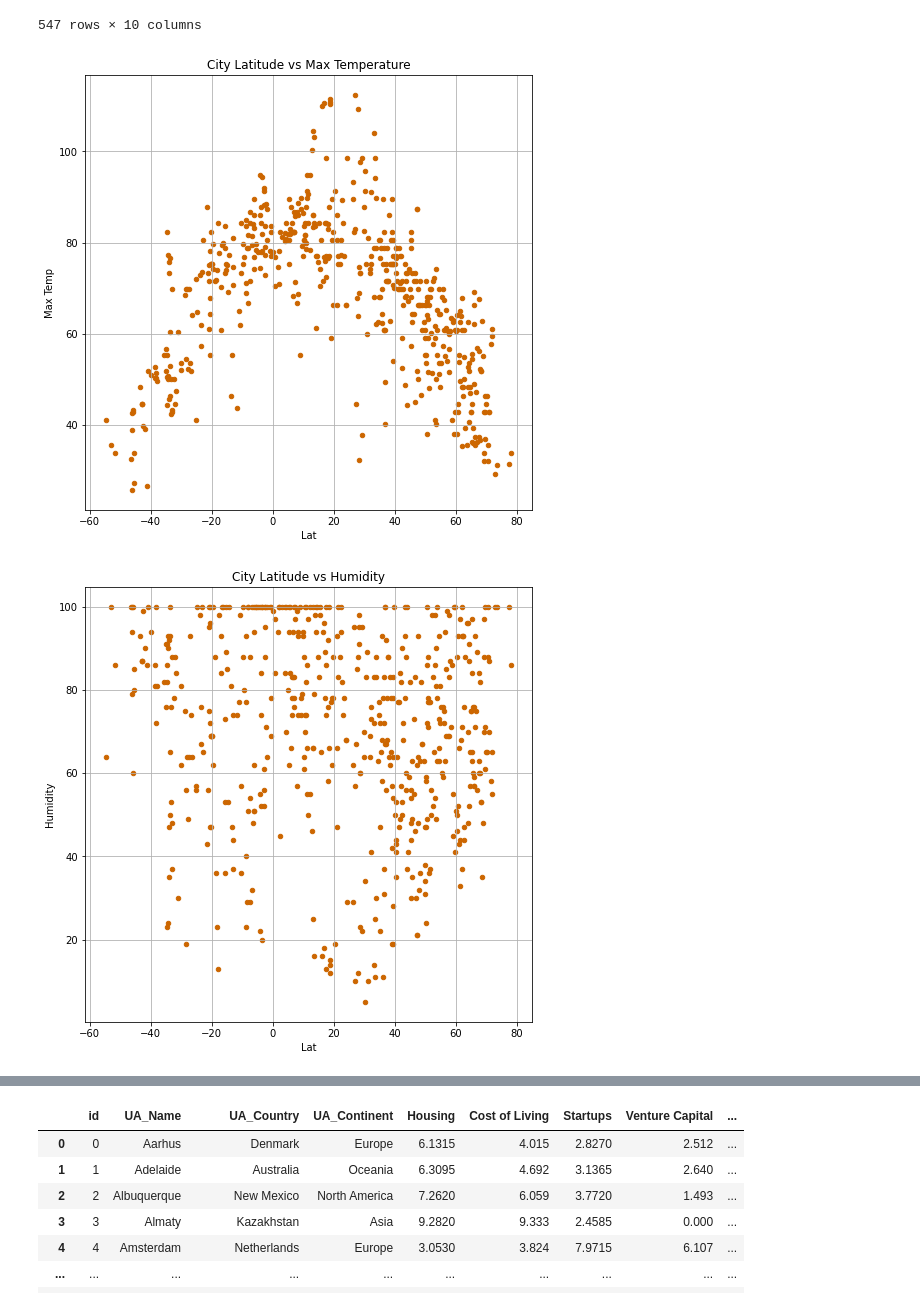
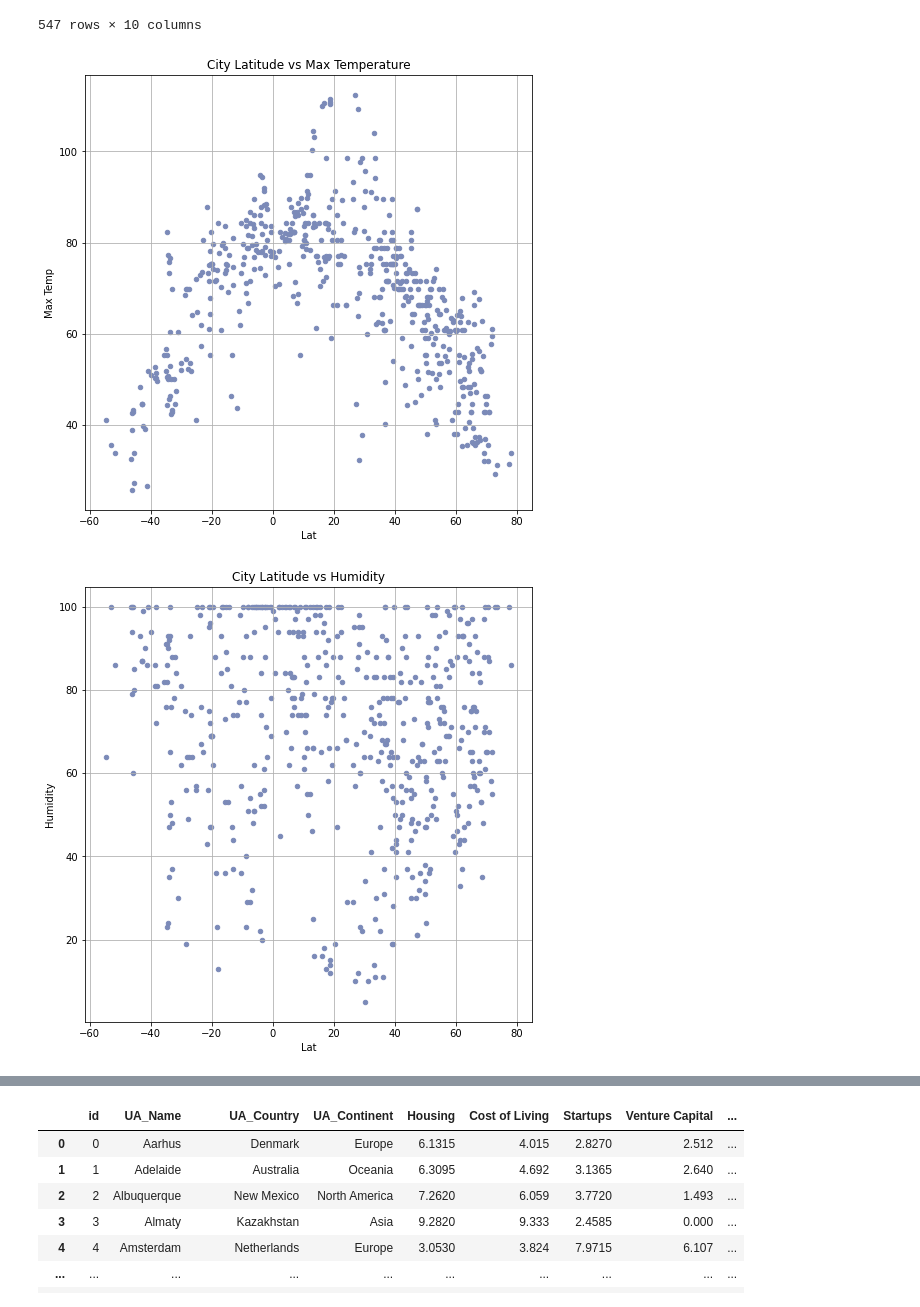
Before and after one commit to mdebone/Web-Design-Challenge, a Jupyter notebook: Resources/weather_data.ipynb, the cells around one changed output, grey strips where cells are left out. Drawn from its saved outputs; the diff is of its cells as text; code cells hidden in the pictures.

Commit message:
fixed the color on the graphs to match the theme, updated ran the two data htmls thru the pd.dataframe to html

```diff
--- a/Resources/weather_data.ipynb
+++ b/Resources/weather_data.ipynb
@@ -22,19 +23,19 @@ cities_data_df
 547 rows × 10 columns
 # %%
 # Create a scatter plot which compares latitude to temperature
-cities_data_df.plot(kind="scatter", x="Lat", y="Max Temp", grid=True, figsize=(8,8),
-              title="City Latitude vs Max Temperature", color="#cc6600")
+cities_data_df.plot(kind="scatter", x="Lat", y="Max Temp", grid=True, figsize=(8,8), color = "#7b8ab8",
+              title="City Latitude vs Max Temperature")
 plt.savefig("lat_temp.png")
 plt.show()
 # %% [output]
-[figure, old version]
+[figure, new version]
 # %%
 # Create a scatter plot which compares latitude to humidity
 cities_data_df.plot(kind="scatter", x="Lat", y="Humidity", grid=True, figsize=(8,8),
-              title="City Latitude vs Humidity", color="#cc6600")
+              title="City Latitude vs Humidity", color="#7b8ab8")
 plt.savefig("lat_hum.png")
 plt.show()
 # %% [output]
-[figure, old version]
+[figure, new version]
 # %%
 cities_data_df.plot(kind="scatter", x="Lat", y="Cloudiness", grid=True, figsize=(8,8),
```
Also changed, not shown: parts of 17 cells of this notebook, 19 other files.
